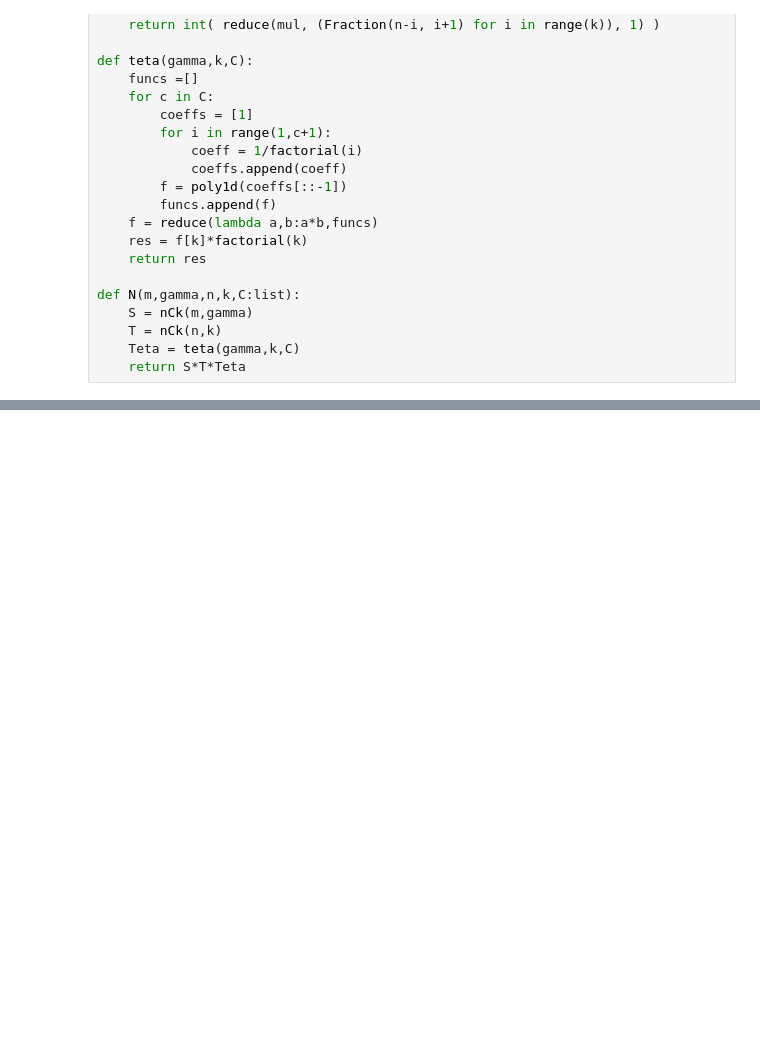
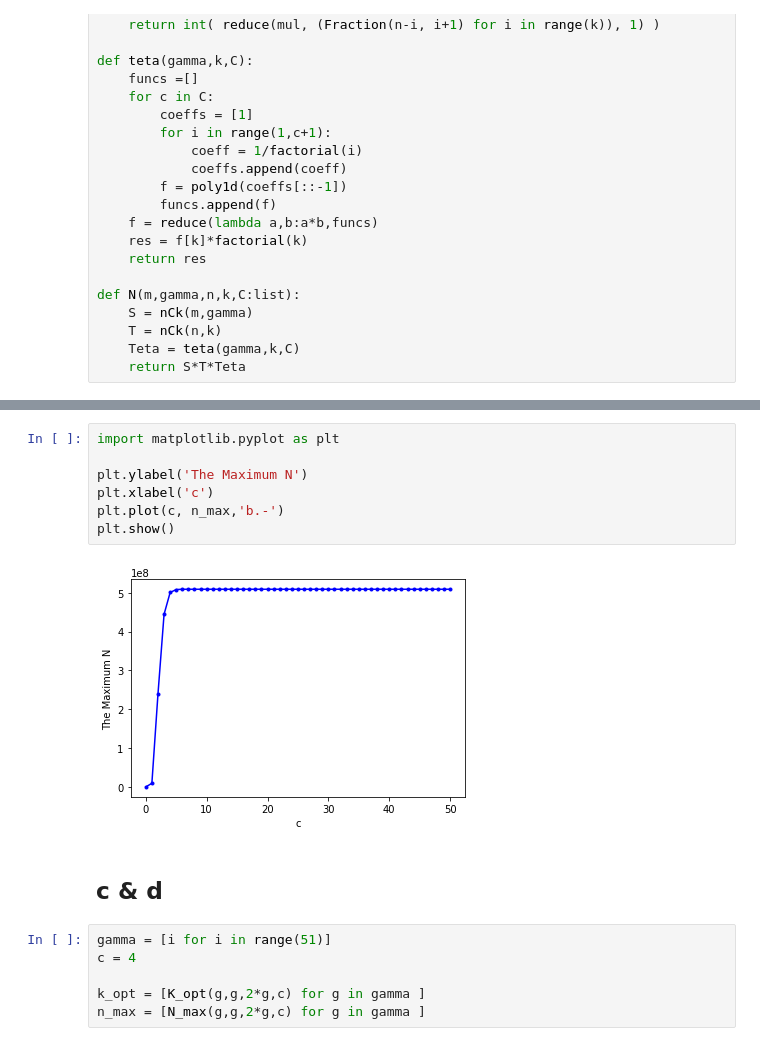
Before and after one commit to hanaforoosh/Incentive, a Jupyter notebook: 5bcd.ipynb, the cells around one changed output, grey strips where cells are left out. Drawn from its saved outputs; the diff is of its cells as text; blank space fills up the shorter version.

```diff
--- a/5bcd.ipynb
+++ b/5bcd.ipynb
@@ -62,0 +105,17 @@ f[1]
+# %%
+import matplotlib.pyplot as plt
+
+plt.ylabel('The Maximum N')
+plt.xlabel('c')
+plt.plot(c, n_max,'b.-')
+plt.show()
+# %% [output]
+[figure, added]
+# %% [markdown]
+## c & d
+# %%
+gamma = [i for i in range(51)]
+c = 4
+
+k_opt = [K_opt(g,g,2*g,c) for g in gamma ]
+n_max = [N_max(g,g,2*g,c) for g in gamma ]
```
Also changed, not shown: parts of 15 cells of this notebook.
